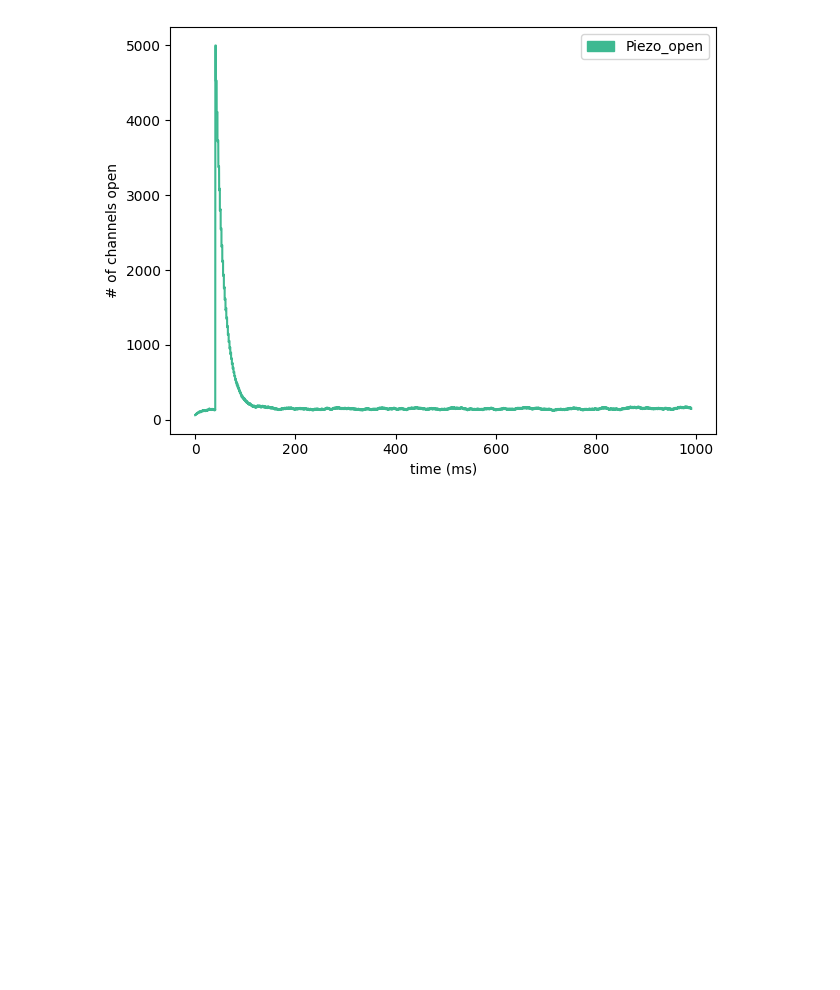
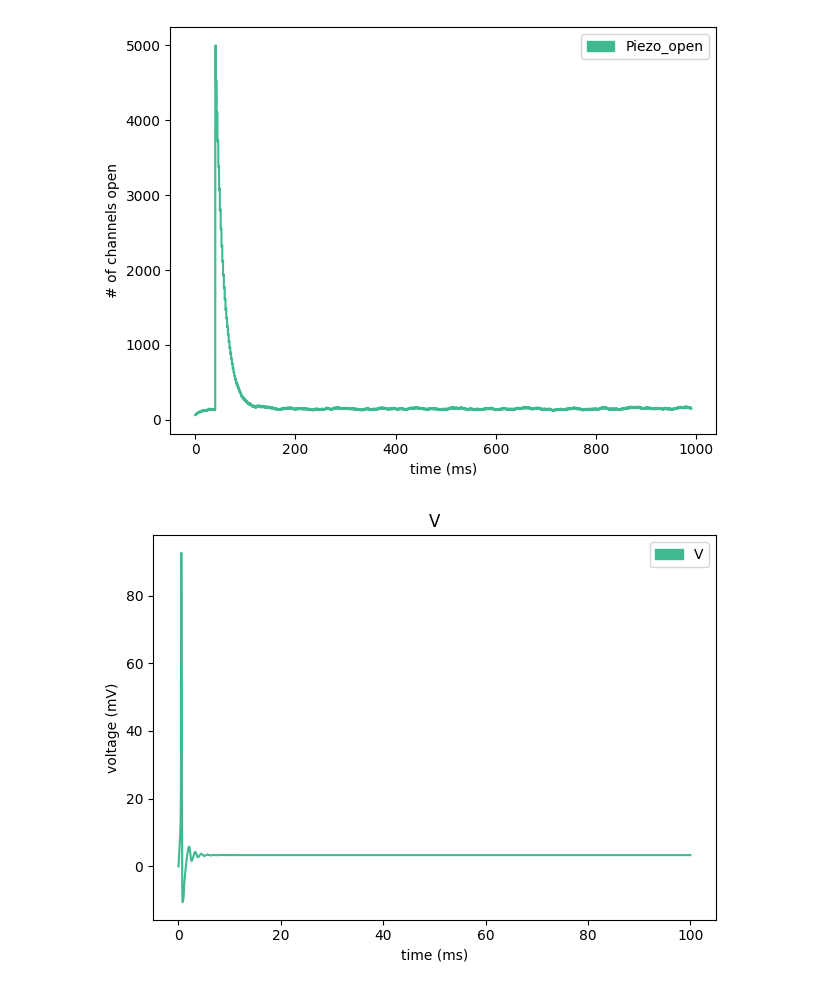
Before and after one commit to apapangelapeng/Neuron-Model, a Jupyter notebook: python_code/Piezo_Channel.ipynb, the cells around one changed output. Drawn from its saved outputs; the diff is of its cells as text; code cells hidden in the pictures; blank space fills up the shorter version.

```diff
--- a/python_code/Piezo_Channel.ipynb
+++ b/python_code/Piezo_Channel.ipynb
@@ -102,3 +102,55 @@ graph_df3(calcium_dynamics,5,6)
 [figure]
 [figure]
 [figure]
+# %%
+def graph_df4(data_frame:pd.DataFrame,begin_index=0,end_index=None):
+    if end_index:
+        column_name =list(data_frame.columns )[begin_index:end_index]
+    else:
+        column_name =list(data_frame.columns )[begin_index:]
+    fig, ax = plt.subplots()
+    x = np.arange(0, len(data_frame)/1000, step=1/1000)
+
+    for i in range(len(column_name)):
+        label = column_name[i]
+        #ax.scatter(x,test_output[label],color = color_list[i])
+        ax.plot(x,data_frame[label],color = color_list[i])
+        ax.set_xlabel('time (ms)')
+        ax.set_ylabel('voltage (mV)')
+
+    colorlist = zip(column_name,color_list)
+    handles = [mpatches.Patch(color=colour, label=column_name) for label, colour in colorlist]
+    t = ",".join(column_name)
+    plt.legend(handles, column_name, ncol=1, bbox_to_anchor=(1, 1))
+    plt.plot()
+    ax.set_title(t)
+    plt.tight_layout()
+
+def graph_df2(data_frame:pd.DataFrame,begin_index=0,end_index=None):
+    if end_index:
+        column_name =list(data_frame.columns )[begin_index:end_index]
+    else:
+        column_name =list(data_frame.columns )[begin_index:]
+    fig, ax = plt.subplots()
+    x = np.arange(0, len(data_frame)/1000, step=1/1000)
+
+    for i in range(len(column_name)):
+        label = column_name[i]
+        #ax.scatter(x,test_output[label],color = color_list[i])
+        ax.plot(x,data_frame[label],color = color_list[i])
+        ax.set_xlabel('time (ms)')
+        ax.set_ylabel('current (uA)')
+
+    colorlist = zip(column_name,color_list)
+    handles = [mpatches.Patch(color=colour, label=column_name) for label, colour in colorlist]
+    t = ",".join(column_name)
+    plt.legend(handles, column_name, ncol=1, bbox_to_anchor=(1, 1))
+    plt.plot()
+    ax.set_title(t)
+    plt.tight_layout()
+
+static_ap_df = pd.DataFrame(pd.read_csv("../data_files/static_wt_output.csv"))
+#display(static_ap_df)
+graph_df4(static_ap_df,0,1)
+# %% [output]
+[figure, added]
```
Also changed, not shown: 1 other file.
